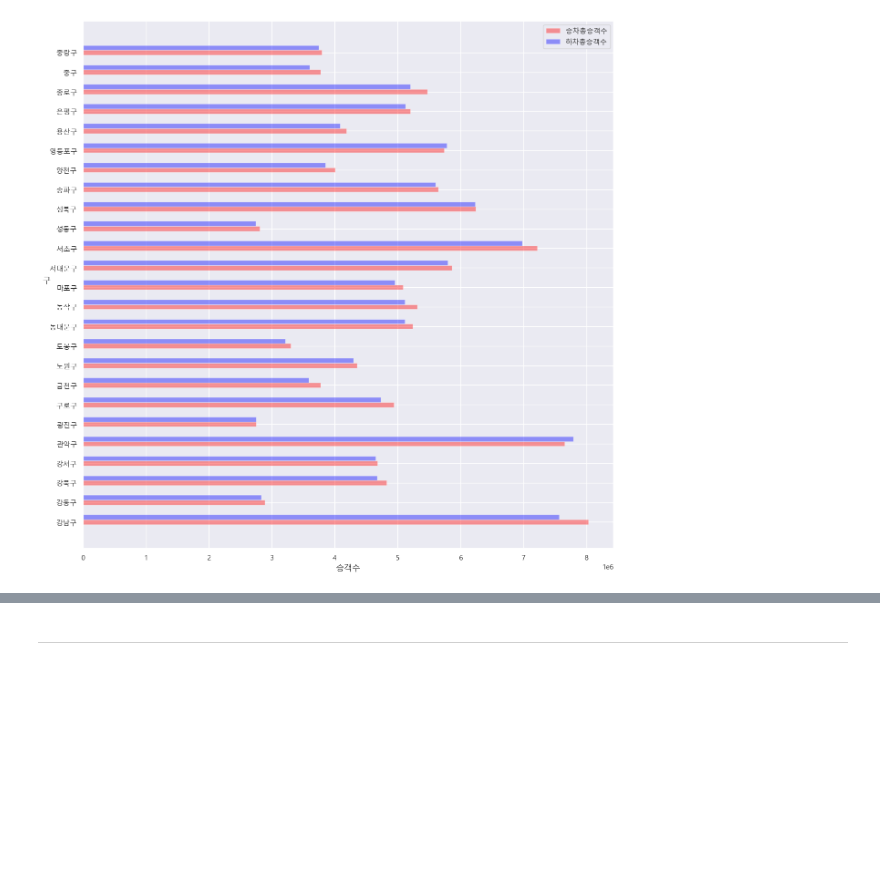
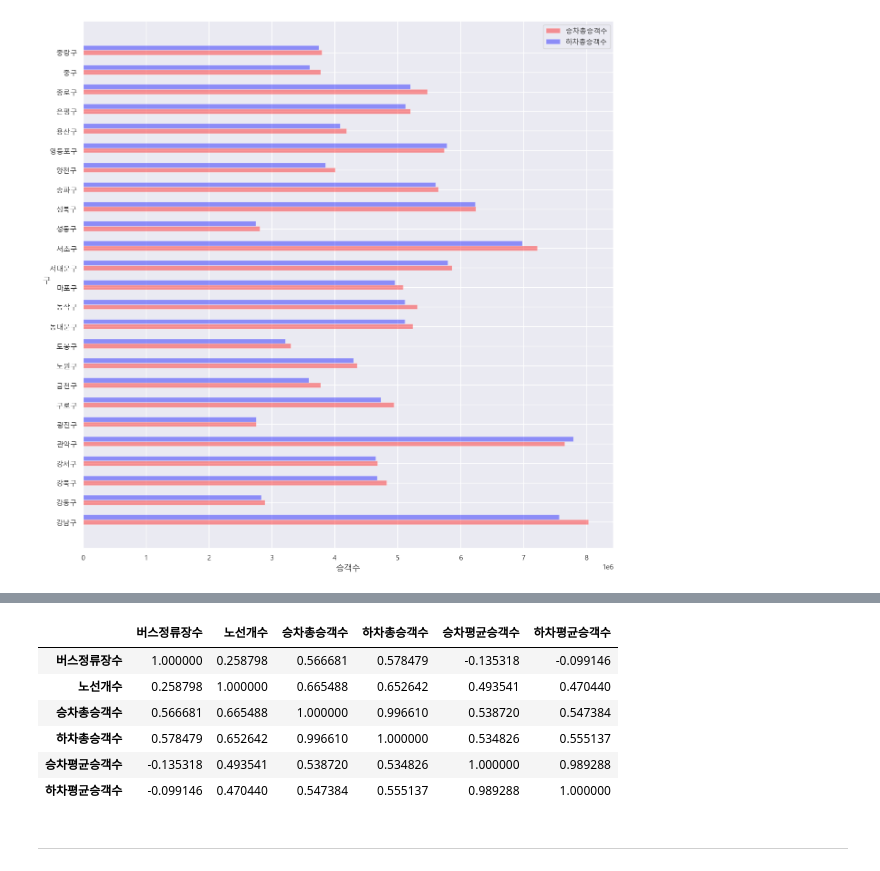
Before and after one commit to leehyunbeen/ktaivle_practice_lee, a Jupyter notebook: 1.1 데이터 불러오기 및 분석(EDA)_1차_버스정류장데이터.ipynb, the cells around one changed output, grey strips where cells are left out. Cells and saved outputs as stored; diff of their text form; code cells hidden in the pictures; blank space fills up the shorter version.

```diff
--- a/1.1 데이터 불러오기 및 분석(EDA)_1차_버스정류장데이터.ipynb
+++ b/1.1 데이터 불러오기 및 분석(EDA)_1차_버스정류장데이터.ipynb
@@ -558,2 +591,12 @@ plt.show()
+# %%
+seoul.corr()
+# %% [output]
+|  | 버스정류장수 | 노선개수 | 승차총승객수 | 하차총승객수 | 승차평균승객수 | 하차평균승객수 |
+| 버스정류장수 | 1.000000 | 0.258798 | 0.566681 | 0.578479 | -0.135318 | -0.099146 |
+| 노선개수 | 0.258798 | 1.000000 | 0.665488 | 0.652642 | 0.493541 | 0.470440 |
+| 승차총승객수 | 0.566681 | 0.665488 | 1.000000 | 0.996610 | 0.538720 | 0.547384 |
+| 하차총승객수 | 0.578479 | 0.652642 | 0.996610 | 1.000000 | 0.534826 | 0.555137 |
+| 승차평균승객수 | -0.135318 | 0.493541 | 0.538720 | 0.534826 | 1.000000 | 0.989288 |
+| 하차평균승객수 | -0.099146 | 0.470440 | 0.547384 | 0.555137 | 0.989288 | 1.000000 |
 # %%
 # 위 차트를 통해 알게된 사실을 정리해봅시다.
```
Also changed, not shown: parts of 8 cells of this notebook, 4 other files.
